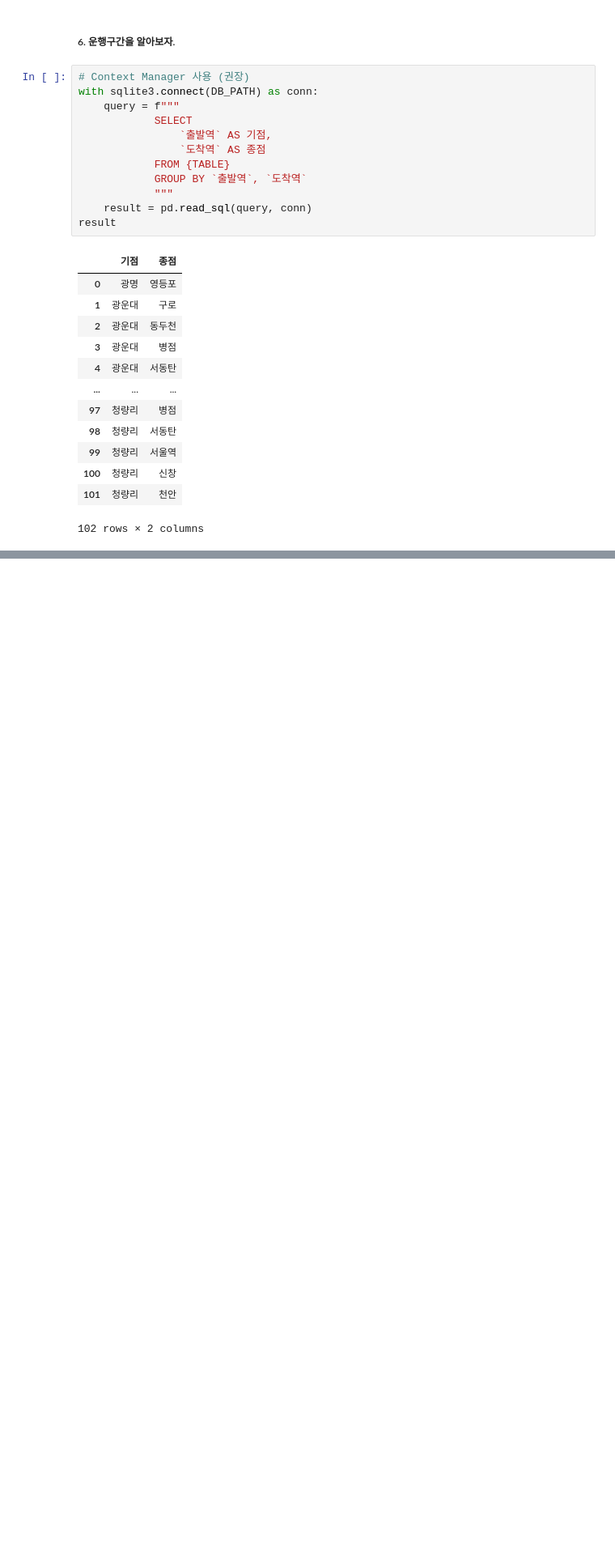
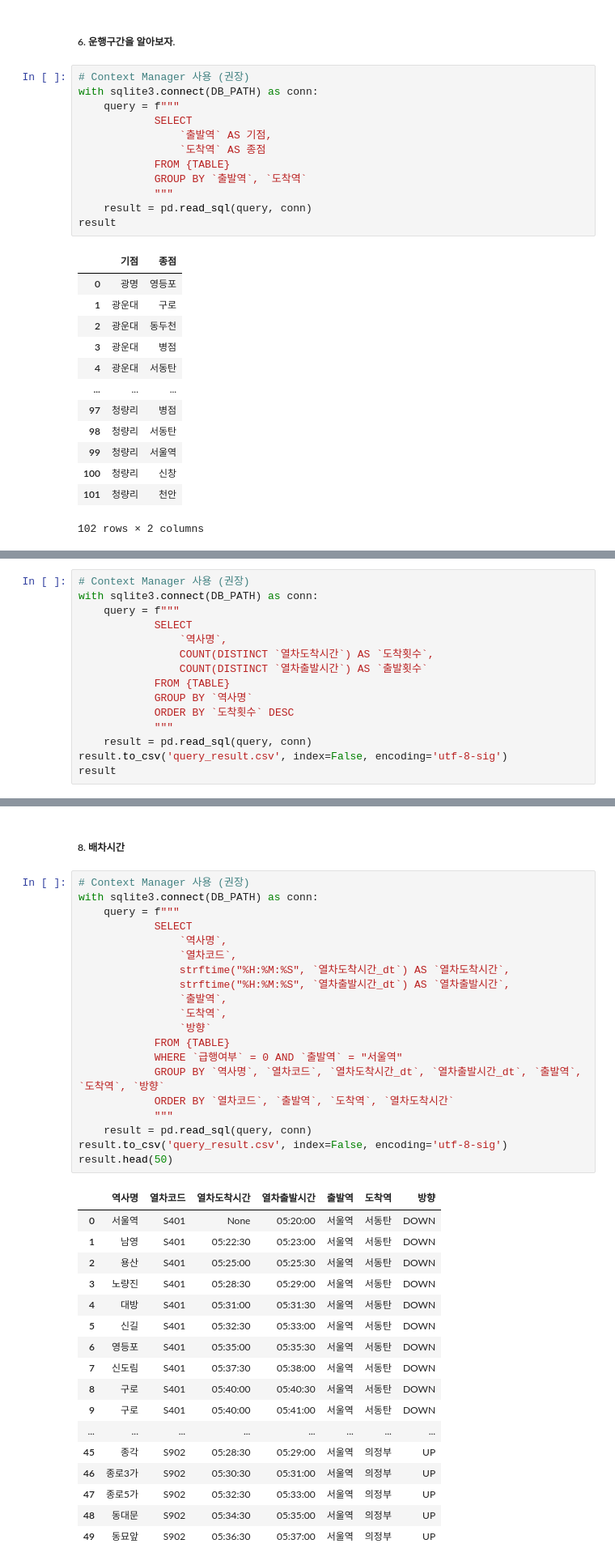
Before and after one commit to JaeBinary/subway-congestion, a Jupyter notebook: src/main.ipynb, the cells around one changed output, grey strips where cells are left out. Shown at 81% size. Saved outputs shown, nothing was run; the diff lists cells and outputs as text; blank space fills up the shorter version.

```diff
--- a/src/main.ipynb
+++ b/src/main.ipynb
@@ -178,0 +165,15 @@ result
+# %%
+# Context Manager 사용 (권장)
+with sqlite3.connect(DB_PATH) as conn:
+    query = f"""
+            SELECT
+                `역사명`,
+                COUNT(DISTINCT `열차도착시간`) AS `도착횟수`,
+                COUNT(DISTINCT `열차출발시간`) AS `출발횟수`
+            FROM {TABLE}
+            GROUP BY `역사명`
+            ORDER BY `도착횟수` DESC
+            """
+    result = pd.read_sql(query, conn)
+result.to_csv('query_result.csv', index=False, encoding='utf-8-sig')
+result
@@ -178,0 +194,40 @@ result
+# %% [markdown]
+##### 8. 배차시간
+# %%
+# Context Manager 사용 (권장)
+with sqlite3.connect(DB_PATH) as conn:
+    query = f"""
+            SELECT
+                `역사명`,
+                `열차코드`,
+                strftime("%H:%M:%S", `열차도착시간_dt`) AS `열차도착시간`,
+                strftime("%H:%M:%S", `열차출발시간_dt`) AS `열차출발시간`,
+                `출발역`,
+                `도착역`,
+                `방향`
+            FROM {TABLE}
+            WHERE `급행여부` = 0 AND `출발역` = "서울역"
+            GROUP BY `역사명`, `열차코드`, `열차도착시간_dt`, `열차출발시간_dt`, `출발역`, `도착역`, `방향`
+            ORDER BY `열차코드`, `출발역`, `도착역`, `열차도착시간`
+            """
+    result = pd.read_sql(query, conn)
+result.to_csv('query_result.csv', index=False, encoding='utf-8-sig')
+result.head(50)
+# %% [output]
+|  | 역사명 | 열차코드 | 열차도착시간 | 열차출발시간 | 출발역 | 도착역 | 방향 |
+| 0 | 서울역 | S401 | None | 05:20:00 | 서울역 | 서동탄 | DOWN |
+| 1 | 남영 | S401 | 05:22:30 | 05:23:00 | 서울역 | 서동탄 | DOWN |
+| 2 | 용산 | S401 | 05:25:00 | 05:25:30 | 서울역 | 서동탄 | DOWN |
+| 3 | 노량진 | S401 | 05:28:30 | 05:29:00 | 서울역 | 서동탄 | DOWN |
+| 4 | 대방 | S401 | 05:31:00 | 05:31:30 | 서울역 | 서동탄 | DOWN |
+| 5 | 신길 | S401 | 05:32:30 | 05:33:00 | 서울역 | 서동탄 | DOWN |
+| 6 | 영등포 | S401 | 05:35:00 | 05:35:30 | 서울역 | 서동탄 | DOWN |
+| 7 | 신도림 | S401 | 05:37:30 | 05:38:00 | 서울역 | 서동탄 | DOWN |
+| 8 | 구로 | S401 | 05:40:00 | 05:40:30 | 서울역 | 서동탄 | DOWN |
+| 9 | 구로 | S401 | 05:40:00 | 05:41:00 | 서울역 | 서동탄 | DOWN |
+| ... | ... | ... | ... | ... | ... | ... | ... |
+| 45 | 종각 | S902 | 05:28:30 | 05:29:00 | 서울역 | 의정부 | UP |
+| 46 | 종로3가 | S902 | 05:30:30 | 05:31:00 | 서울역 | 의정부 | UP |
+| 47 | 종로5가 | S902 | 05:32:30 | 05:33:00 | 서울역 | 의정부 | UP |
+| 48 | 동대문 | S902 | 05:34:30 | 05:35:00 | 서울역 | 의정부 | UP |
+| 49 | 동묘앞 | S902 | 05:36:30 | 05:37:00 | 서울역 | 의정부 | UP |
```
Also changed, not shown: parts of 11 cells of this notebook.
